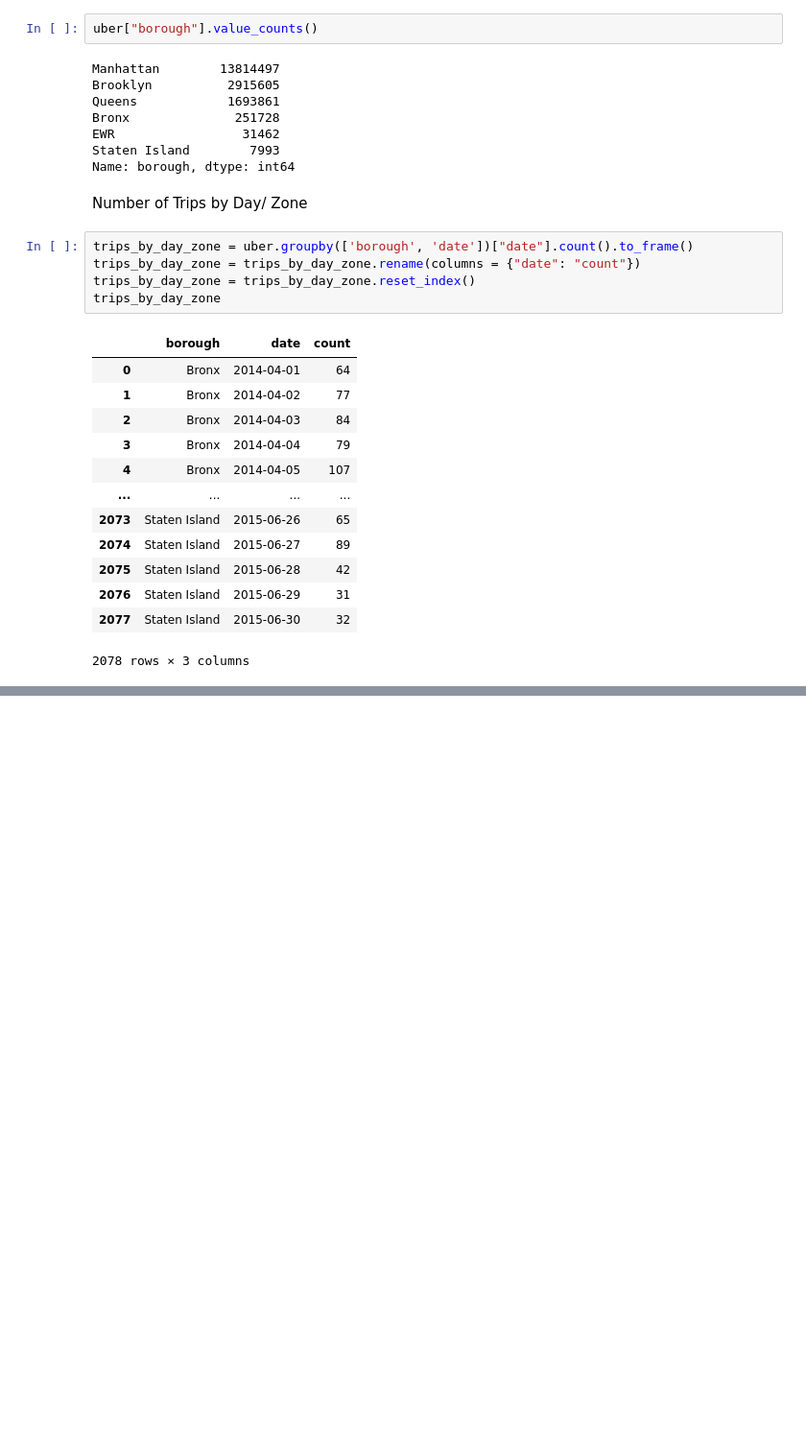
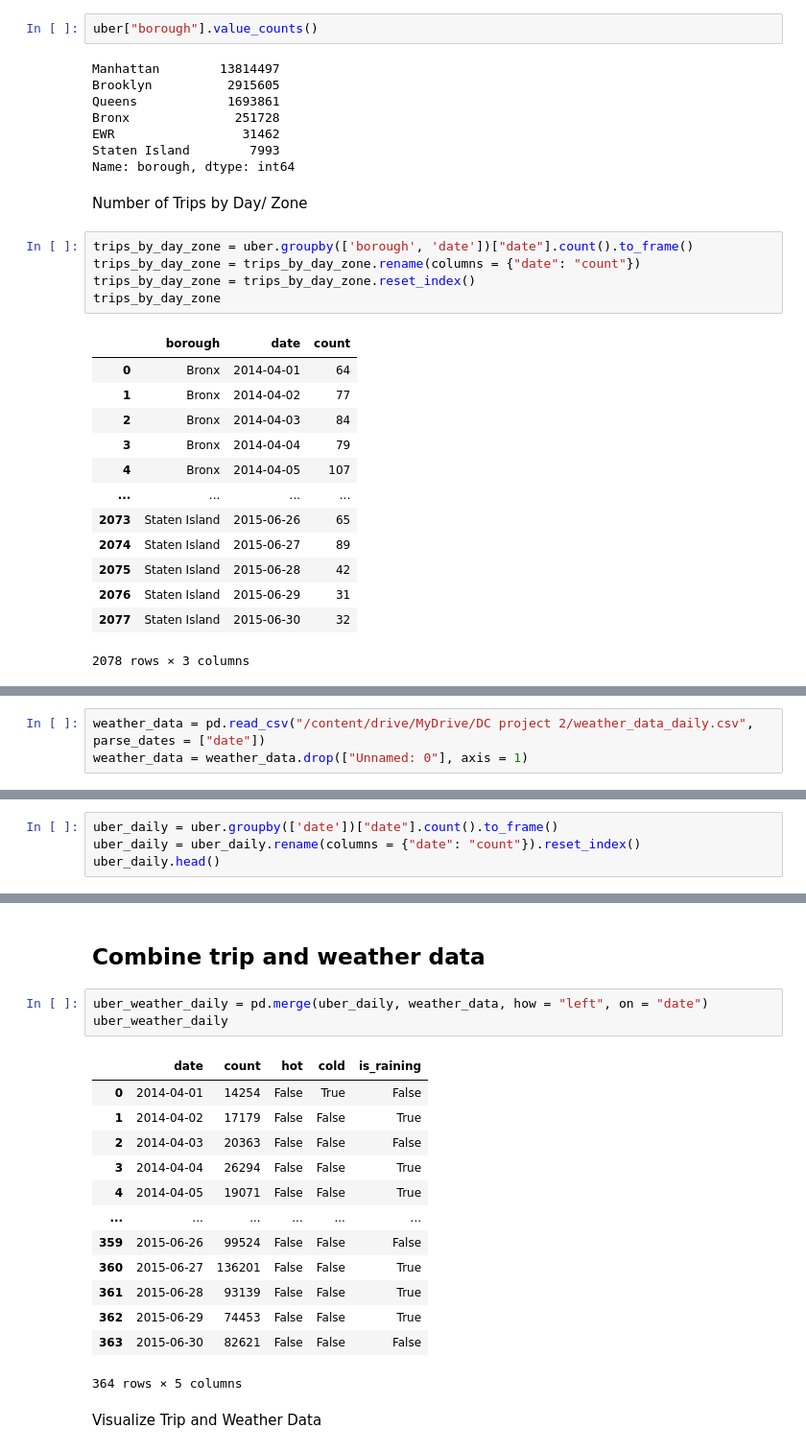
Before and after one commit to milevavantuyl/Movement_NYC, a Jupyter notebook: Mileva/03_analysis.ipynb, the cells around one changed output, grey strips where cells are left out. Shown: that part at 96% size. Cells and saved outputs as stored; diff of their text form; blank space fills up the shorter version.

Commit message:
added daily weather analysis

```diff
--- a/Mileva/03_analysis.ipynb
+++ b/Mileva/03_analysis.ipynb
@@ -75,0 +80,3 @@ px.line(x = trips_by_day_zone["date"], y = trips_by_day_zone["count"], color = t
+# %%
+weather_data = pd.read_csv("/content/drive/MyDrive/DC project 2/weather_data_daily.csv", parse_dates = ["date"])
+weather_data = weather_data.drop(["Unnamed: 0"], axis = 1)
@@ -75,0 +94,4 @@ px.line(x = trips_by_day_zone["date"], y = trips_by_day_zone["count"], color = t
+# %%
+uber_daily = uber.groupby(['date'])["date"].count().to_frame()
+uber_daily = uber_daily.rename(columns = {"date": "count"}).reset_index()
+uber_daily.head()
@@ -75,0 +105,21 @@ px.line(x = trips_by_day_zone["date"], y = trips_by_day_zone["count"], color = t
+# %% [markdown]
+## Combine trip and weather data
+# %%
+uber_weather_daily = pd.merge(uber_daily, weather_data, how = "left", on = "date")
+uber_weather_daily
+# %% [output]
+|  | date | count | hot | cold | is_raining |
+| 0 | 2014-04-01 | 14254 | False | True | False |
+| 1 | 2014-04-02 | 17179 | False | False | True |
+| 2 | 2014-04-03 | 20363 | False | False | False |
+| 3 | 2014-04-04 | 26294 | False | False | True |
+| 4 | 2014-04-05 | 19071 | False | False | True |
+| ... | ... | ... | ... | ... | ... |
+| 359 | 2015-06-26 | 99524 | False | False | False |
+| 360 | 2015-06-27 | 136201 | False | False | True |
+| 361 | 2015-06-28 | 93139 | False | False | True |
+| 362 | 2015-06-29 | 74453 | False | False | True |
+| 363 | 2015-06-30 | 82621 | False | False | False |
+364 rows × 5 columns
+# %% [markdown]
+Visualize Trip and Weather Data
```
Also changed, not shown: parts of 10 cells of this notebook, 1 other file.
